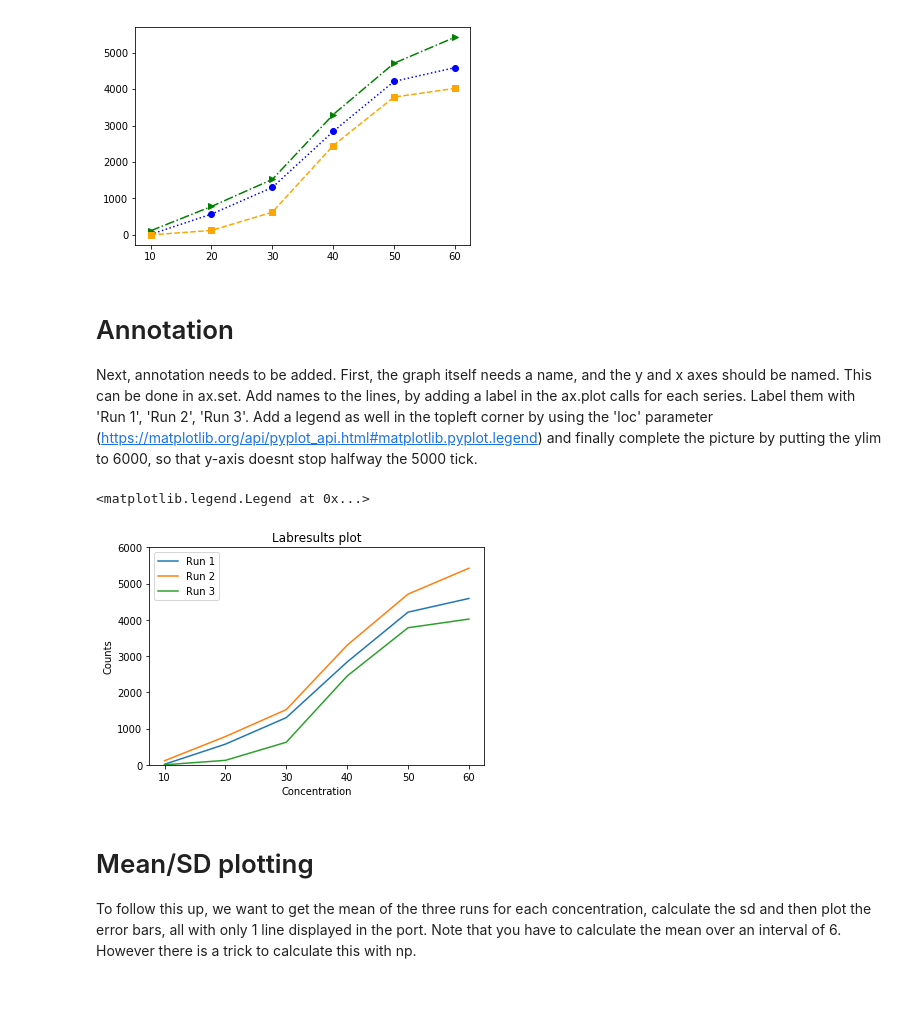
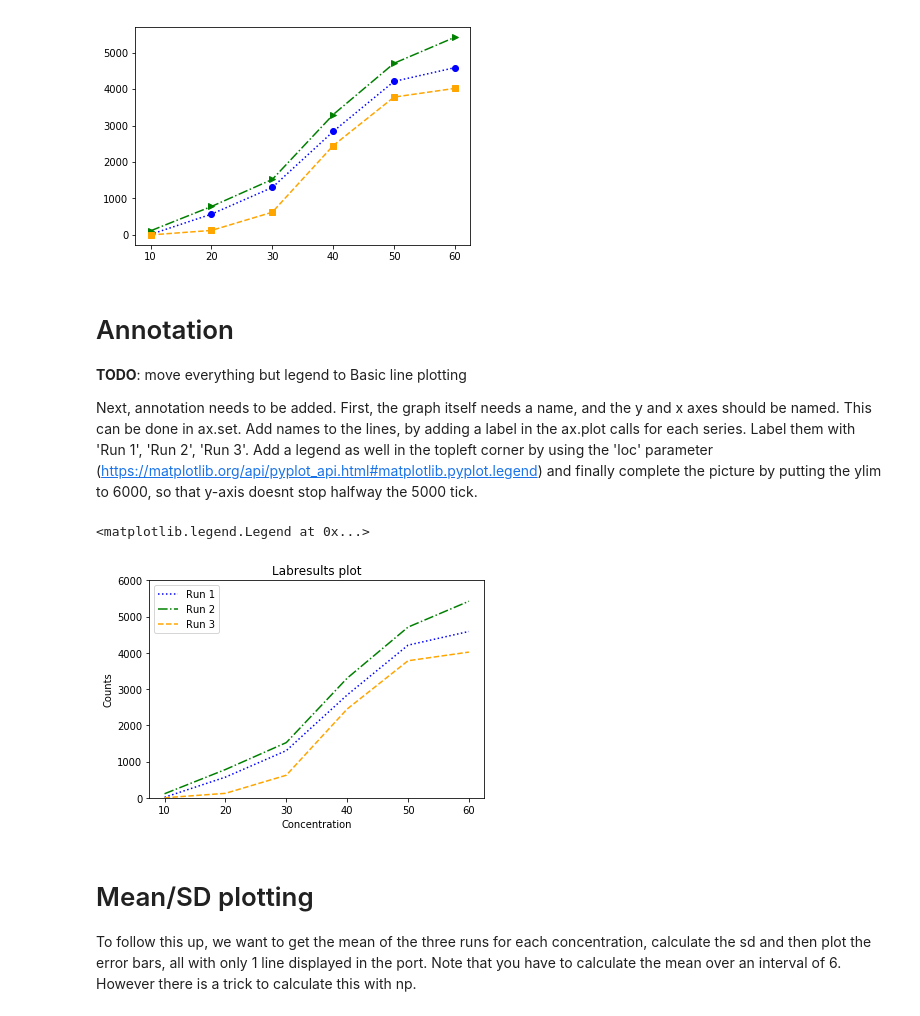
Before and after one commit to lacdr-tox/basic-programming-in-drug-discovery, a Jupyter notebook: python/exercises/2. Basic Plotting.ipynb, the cells around one changed output. Saved outputs shown, nothing was run; the diff lists cells and outputs as text; code cells hidden in the pictures.

Commit message:
Add todo items to python exercise 2

```diff
--- a/python/exercises/2. Basic Plotting.ipynb
+++ b/python/exercises/2. Basic Plotting.ipynb
@@ -75,6 +78,8 @@ ax.plot(conc_unique,counts_r3, color='orange', linestyle='--',marker='s')
 [figure]
 # %% [markdown]
 # Annotation
+
+**TODO**: move everything but legend to Basic line plotting
 
 Next, annotation needs to be added. First, the graph itself needs a name, and the y and x axes should be named. This can be done in ax.set.
 Add names to the lines, by adding a label in the ax.plot calls for each series. Label them with 'Run 1', 'Run 2', 'Run 3'.
@@ -82,14 +87,14 @@ Add a legend as well in the topleft corner by using the 'loc' parameter (https:/
 # %%
 fig = plt.figure(figsize=(6,4))
 ax = plt.gca()
-ax.plot(conc,counts[:6], color='blue', linestyle=':', label='Run 1')
-ax.plot(conc,counts[6:12], color='green', linestyle='-.', label='Run 2')
-ax.plot(conc,counts[12:], color='orange', linestyle='--', label='Run 3')
+ax.plot(conc_unique,counts[:6], color='blue', linestyle=':', label='Run 1')
+ax.plot(conc_unique,counts[6:12], color='green', linestyle='-.', label='Run 2')
+ax.plot(conc_unique,counts[12:], color='orange', linestyle='--', label='Run 3')
 ax.set(title='Labresults plot',xlabel='Concentration',ylabel='Counts', ylim=[0,6000])
 ax.legend(loc=2)
 # %% [output]
 <matplotlib.legend.Legend at 0x...>
-[figure, old version]
+[figure, new version]
 # %% [markdown]
 # Mean/SD plotting
 
```
Also changed, not shown: parts of 15 cells of this notebook.
